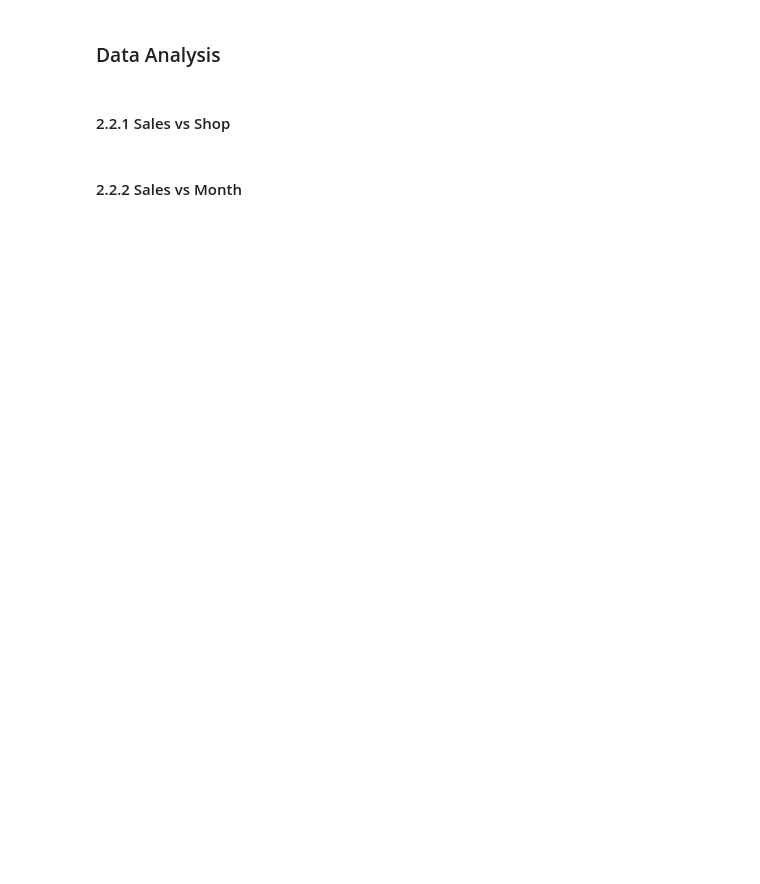
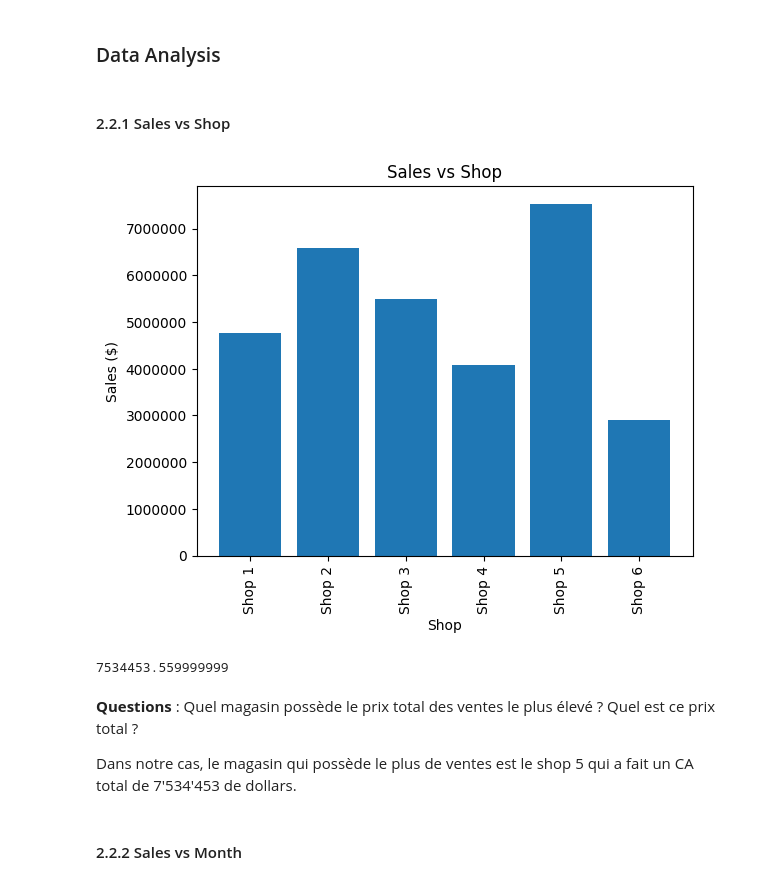
Before and after one commit to danielribeiroc/DataMngmt_MSE, a Jupyter notebook: lab5/index.ipynb, the cells around one changed output. Saved outputs shown, nothing was run; the diff lists cells and outputs as text; code cells hidden in the pictures; blank space fills up the shorter version.

```diff
--- a/lab5/index.ipynb
+++ b/lab5/index.ipynb
@@ -78,0 +327,14 @@ print(columns6), print(len(columns6))
+# %%
+df_shop6.rename(columns={
+    'orderId': 'Order ID',
+    'product': 'Product',
+    'priceEach': 'Price Each',
+    'orderDate': 'Order Date',
+    'streetAddress': 'Street Address',
+    'city': 'City',
+    'state': 'State'
+}, inplace=True)
+# %%
+combined_df = pd.concat([df_shop1, df_shop2, df_shop3, df_shop4, df_shop5])
+median_quantity = combined_df.groupby('Product')['Quantity Ordered'].median()
+median_quantity
@@ -78,0 +359,2 @@ print(columns6), print(len(columns6))
+# %%
+df_shop6['Quantity Ordered'] = df_shop6['Product'].map(median_quantity)
@@ -80,16 +378,34 @@ print(columns6), print(len(columns6))
 ### Data Analysis
 # %% [markdown]
 #### 2.2.1 Sales vs Shop
+# %%
+total_sales_shop1 = (df_shop1['Price Each'] * df_shop1['Quantity Ordered']).sum()
+total_sales_shop2 = (df_shop2['Price Each'] * df_shop2['Quantity Ordered']).sum()
+total_sales_shop3 = (df_shop3['Price Each'] * df_shop3['Quantity Ordered']).sum()
+total_sales_shop4 = (df_shop4['Price Each'] * df_shop4['Quantity Ordered']).sum()
+total_sales_shop5 = (df_shop5['Price Each'] * df_shop5['Quantity Ordered']).sum()
+total_sales_shop6 = (df_shop6['Price Each'] * df_shop6['Quantity Ordered']).sum()
 # %%
 shops = ['Shop 1', 'Shop 2', 'Shop 3', 'Shop 4', 'Shop 5', 'Shop 6']
-sales = [200, 150, 100, 170, 220, 50]
+sales = [total_sales_shop1, total_sales_shop2, total_sales_shop3, total_sales_shop4, total_sales_shop5, total_sales_shop6]
 
 _, ax = plt.subplots()
 ax.bar(range(len(shops)), sales)
 ax.set_xticks(range(len(shops)))
 ax.set_xticklabels(shops, rotation="vertical")
 ax.ticklabel_format(style='plain', axis='y')
 ax.set(title='Sales vs Shop', ylabel='Sales ($)', xlabel='Shop')
+plt.savefig('graphs/salesVsshop.png')
 plt.show()
+# %% [output]
+[figure, added]
+# %%
+total_sales_shop5
+# %% [output]
+7534453.559999999
+# %% [markdown]
+**Questions** : Quel magasin possède le prix total des ventes le plus élevé ? Quel est ce prix total ?
+
+Dans notre cas, le magasin qui possède le plus de ventes est le shop 5 qui a fait un CA total de 7'534'453 de dollars.
 # %% [markdown]
 #### 2.2.2 Sales vs Month
```
Also changed, not shown: parts of 42 cells of this notebook, 6 other files.
